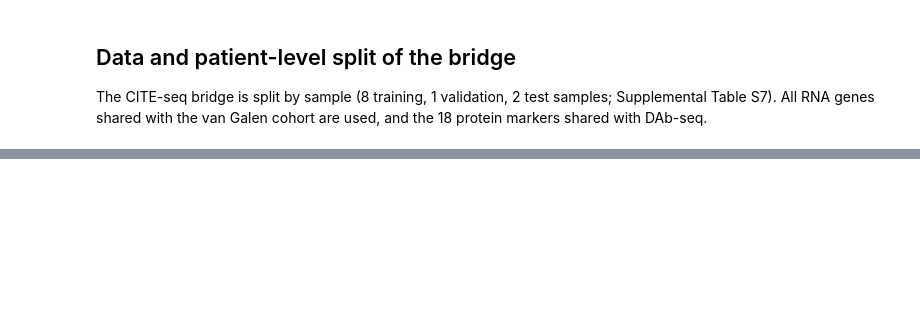
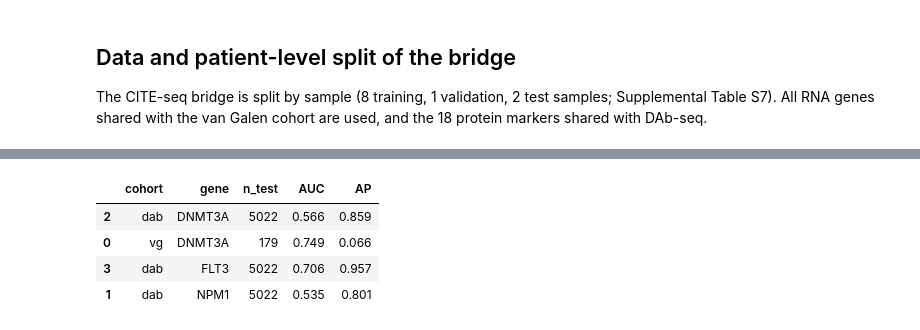
Before and after one commit to Ashford-A/UniVI, a Jupyter notebook: docs/reproducibility/api/fig7_aml.ipynb, the cells around one changed output, grey strips where cells are left out. Saved outputs shown, nothing was run; the diff lists cells and outputs as text; code cells hidden in the pictures; blank space fills up the shorter version.

Commit message:
UniVI 1.1.0: final paper notebooks, hosted scNMT data, loader fix

```diff
--- a/docs/reproducibility/api/fig7_aml.ipynb
+++ b/docs/reproducibility/api/fig7_aml.ipynb
@@ -127,18 +932,71 @@ if refiner is not None:
 # %%
 def positive_probability(p):
     p = np.asarray(p)
     return p.reshape(len(p), -1)[:, -1]
 
-rows, prob = [], {}
-for c, adata, mod in [("vg", vg_pp, "rna"), ("dab", dab_pp, "adt")]:
-    out = predict_heads_adata(model, adata, mod, device=device) if heads else {}
-    for g in heads:
-        p = positive_probability(out[f"mut_{g}"])
-        prob[(c, g)] = p
-        y = labels[c][g]
-        m = hold[c] & np.isfinite(y)
-        if m.sum() and len(np.unique(y[m])) == 2:
-            rows.append({"cohort": c, "gene": g, "n_eval": int(m.sum()),
-                         "AUC": roc_auc_score(y[m], p[m]), "AP": average_precision_score(y[m], p[m])})
-pd.DataFrame(rows).round(3)
+cohort_objects = {
+    "vg": (vg_pp, "rna"),
+    "dab": (dab_pp, "adt"),
+    "cite_rna": (cite["rna"], "rna"),
+    "cite_adt": (cite["adt"], "adt"),
+}
+probabilities = {}
+
+for cohort, (adata, modality) in cohort_objects.items():
+    out = (
+        predict_heads_adata(
+            model,
+            adata,
+            modality,
+            device=device,
+        )
+        if heads
+        else {}
+    )
+    for gene in heads:
+        probabilities[(cohort, gene)] = positive_probability(
+            out[f"mut_{gene}"]
+        )
+
+# Evaluate only on held-out labeled cells from the two cohorts
+# that contain mutation truth.
+rows = []
+for cohort in ("vg", "dab"):
+    for gene in heads:
+        y = labels[cohort][gene]
+        test = (
+            split_masks[cohort]["test"]
+            & np.isfinite(y)
+        )
+        if (
+            test.sum() > 0
+            and len(np.unique(y[test])) == 2
+        ):
+            p = probabilities[(cohort, gene)]
+            rows.append(
+                {
+                    "cohort": cohort,
+                    "gene": gene,
+                    "n_test": int(test.sum()),
+                    "AUC": roc_auc_score(
+                        y[test],
+                        p[test],
+                    ),
+                    "AP": average_precision_score(
+                        y[test],
+                        p[test],
+                    ),
+                }
+            )
+
+metrics = pd.DataFrame(rows).sort_values(
+    ["gene", "cohort"]
+)
+display(metrics.round(3))
+# %% [output]
+|  | cohort | gene | n_test | AUC | AP |
+| 2 | dab | DNMT3A | 5022 | 0.566 | 0.859 |
+| 0 | vg | DNMT3A | 179 | 0.749 | 0.066 |
+| 3 | dab | FLT3 | 5022 | 0.706 | 0.957 |
+| 1 | dab | NPM1 | 5022 | 0.535 | 0.801 |
 # %% [markdown]
```
Also changed, not shown: parts of 16 cells of this notebook, 15 other files.
